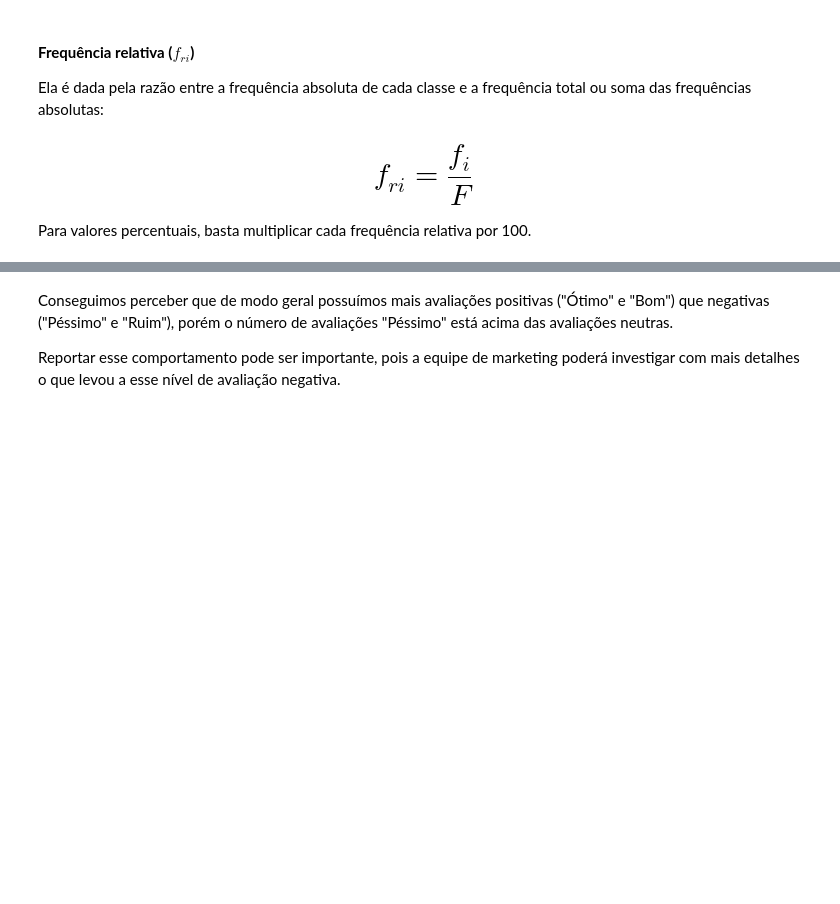
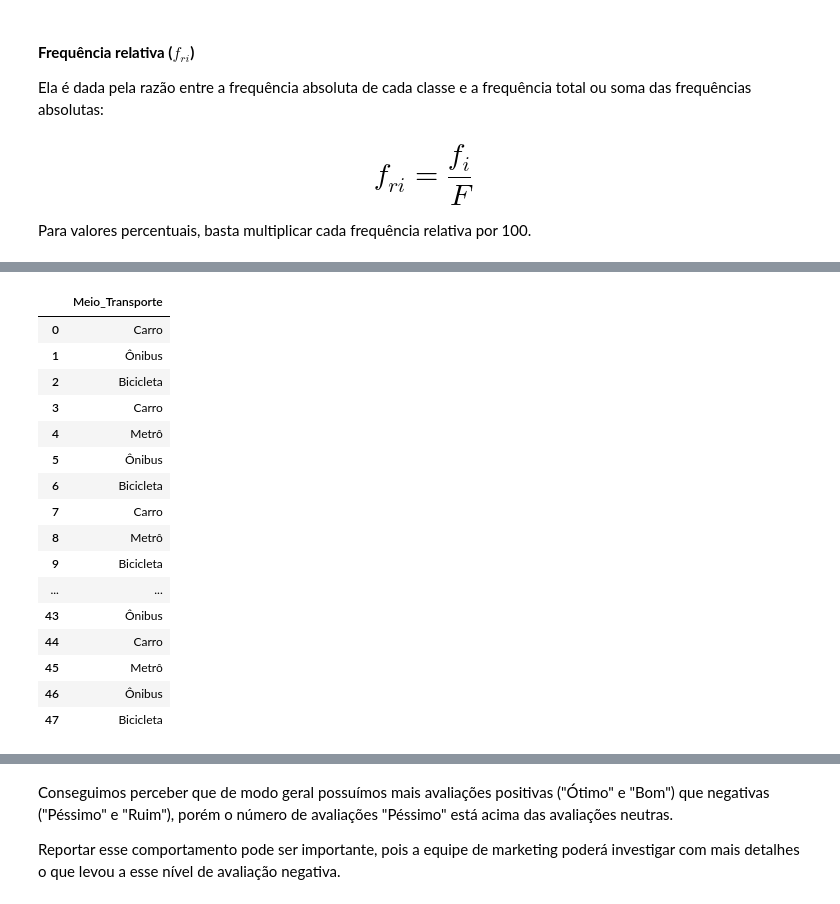
Before and after one commit to lggugs/python, a Jupyter notebook: python_frequencias_e_medidas.ipynb, the cells around one changed output, grey strips where cells are left out. Saved outputs shown, nothing was run; the diff lists cells and outputs as text; code cells hidden in the pictures; blank space fills up the shorter version.

```diff
--- a/python_frequencias_e_medidas.ipynb
+++ b/python_frequencias_e_medidas.ipynb
@@ -306,0 +368,34 @@ Para valores percentuais, basta multiplicar cada frequência relativa por 100.
+# %%
+# Analisar meio de transporte preferido das pessoas
+transporte = [
+    "Carro", "Ônibus", "Bicicleta", "Carro", "Metrô", "Ônibus",
+    "Bicicleta", "Carro", "Metrô", "Bicicleta", "Carro", "Ônibus",
+    "Bicicleta", "Carro", "Metrô", "Carro", "Ônibus", "Bicicleta",
+    "Carro", "Metrô", "Ônibus", "Bicicleta", "Metrô", "Carro",
+    "Bicicleta", "Carro", "Metrô", "Ônibus", "Carro", "Bicicleta",
+    "Metrô", "Ônibus", "Carro", "Bicicleta", "Ônibus", "Metrô",
+    "Carro", "Ônibus", "Metrô", "Bicicleta", "Carro", "Metrô",
+    "Bicicleta", "Ônibus", "Carro", "Metrô", "Ônibus", "Bicicleta"
+]
+# %%
+# Transformando em um DataFrame
+dadosT = pd.DataFrame(transporte, columns=['Meio_Transporte'])
+dadosT
+# %% [output]
+|  | Meio_Transporte |
+| 0 | Carro |
+| 1 | Ônibus |
+| 2 | Bicicleta |
+| 3 | Carro |
+| 4 | Metrô |
+| 5 | Ônibus |
+| 6 | Bicicleta |
+| 7 | Carro |
+| 8 | Metrô |
+| 9 | Bicicleta |
+| ... | ... |
+| 43 | Ônibus |
+| 44 | Carro |
+| 45 | Metrô |
+| 46 | Ônibus |
+| 47 | Bicicleta |
```
Also changed, not shown: parts of 13 cells of this notebook.
